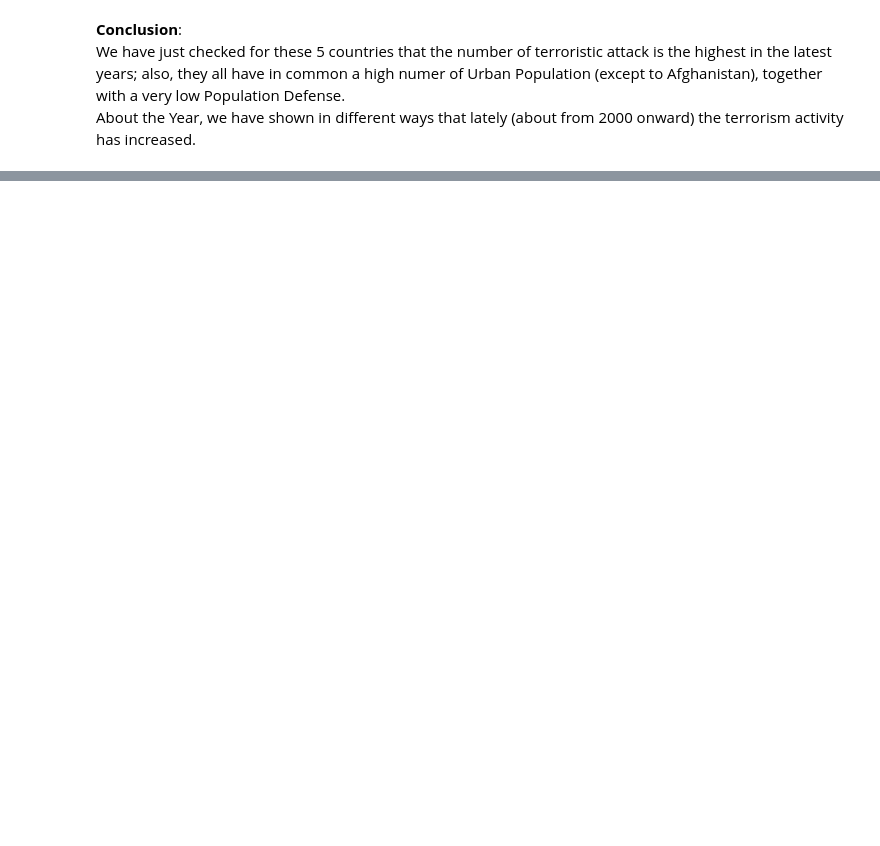
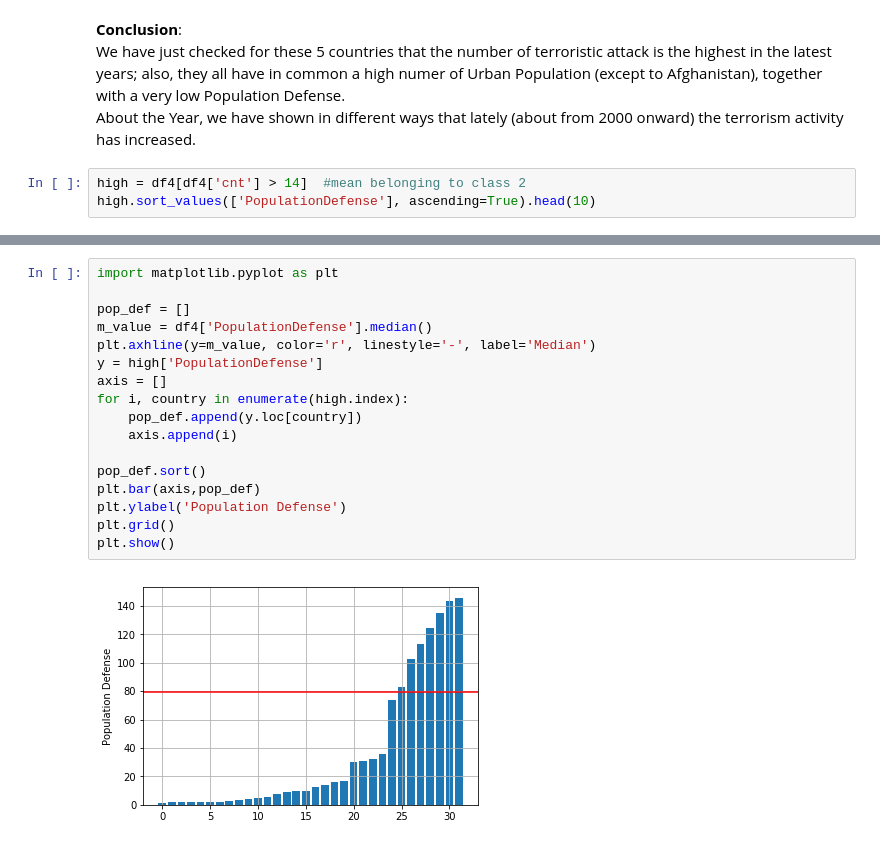
Before and after one commit to AndreaCurtoni/TerrorismDSBA, a Jupyter notebook: First hyp ML.ipynb, the cells around one changed output, grey strips where cells are left out. Drawn from its saved outputs; the diff is of its cells as text; blank space fills up the shorter version.

```diff
--- a/First hyp ML.ipynb
+++ b/First hyp ML.ipynb
@@ -877,3 +887,6 @@ plt.show()
 <strong>Conclusion</strong>:<br>
 We have just checked for these 5 countries that the number of terroristic attack is the highest in the latest years; also, they all have in common a high numer of Urban Population (except to Afghanistan), together with a very low Population Defense.<br>
 About the Year, we have shown in different ways that lately (about from 2000 onward) the terrorism activity has increased.
+# %%
+high = df4[df4['cnt'] > 14]  #mean belonging to class 2
+high.sort_values(['PopulationDefense'], ascending=True).head(10)
@@ -879,0 +906,19 @@ About the Year, we have shown in different ways that lately (about from 2000 onw
+# %%
+import matplotlib.pyplot as plt
+
+pop_def = []
+m_value = df4['PopulationDefense'].median()
+plt.axhline(y=m_value, color='r', linestyle='-', label='Median')
+y = high['PopulationDefense']
+axis = []
+for i, country in enumerate(high.index):
+    pop_def.append(y.loc[country])
+    axis.append(i)
+
+pop_def.sort()
+plt.bar(axis,pop_def)
+plt.ylabel('Population Defense')
+plt.grid()
+plt.show()
+# %% [output]
+[figure, added]
```
Also changed, not shown: parts of 47 cells of this notebook.
